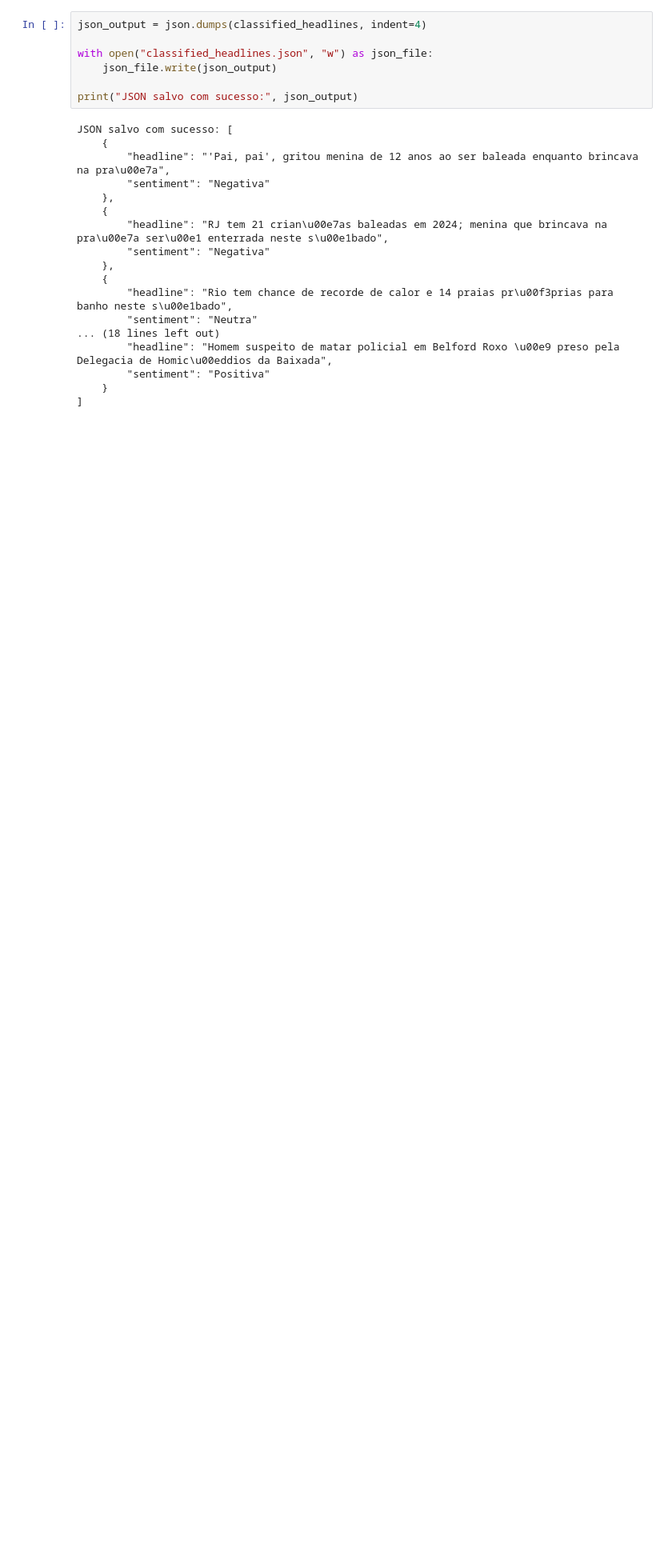
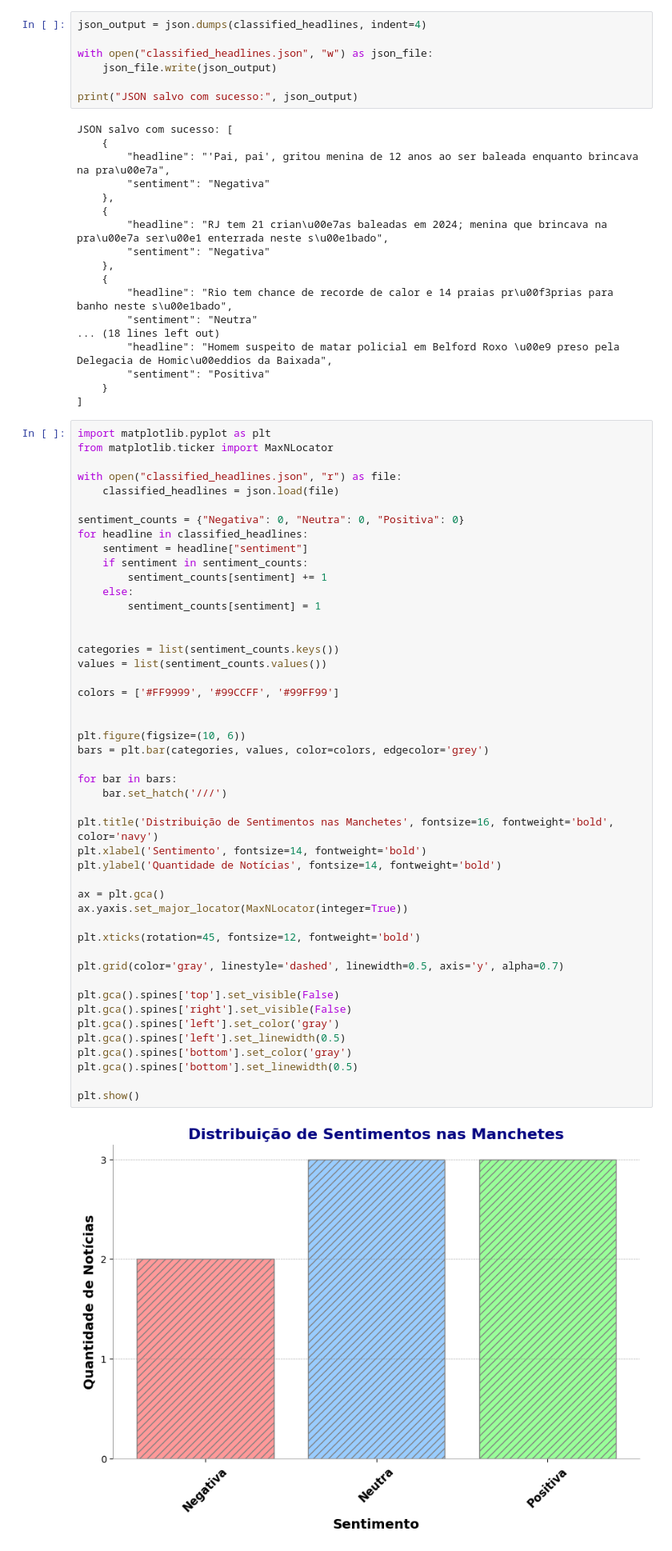
Before and after one commit to danimoreira90/TP3_Prompt_Engineering_Infnet, a Jupyter notebook: questao4.ipynb, the cells around one changed output. Shown: that part at 80% size. Saved outputs shown, nothing was run; the diff lists cells and outputs as text; blank space fills up the shorter version.

```diff
--- a/questao4.ipynb
+++ b/questao4.ipynb
@@ -107,3 +106,52 @@ JSON salvo com sucesso: [
         "sentiment": "Positiva"
     }
 ]
+# %%
+import matplotlib.pyplot as plt
+from matplotlib.ticker import MaxNLocator
+
+with open("classified_headlines.json", "r") as file:
+    classified_headlines = json.load(file)
+
+sentiment_counts = {"Negativa": 0, "Neutra": 0, "Positiva": 0}
+for headline in classified_headlines:
+    sentiment = headline["sentiment"]
+    if sentiment in sentiment_counts:
+        sentiment_counts[sentiment] += 1
+    else:
+        sentiment_counts[sentiment] = 1
+
+
+categories = list(sentiment_counts.keys())
+values = list(sentiment_counts.values())
+
+colors = ['#FF9999', '#99CCFF', '#99FF99']
+
+
+plt.figure(figsize=(10, 6))
+bars = plt.bar(categories, values, color=colors, edgecolor='grey')
+
+for bar in bars:
+    bar.set_hatch('///')
+
+plt.title('Distribuição de Sentimentos nas Manchetes', fontsize=16, fontweight='bold', color='navy')
+plt.xlabel('Sentimento', fontsize=14, fontweight='bold')
+plt.ylabel('Quantidade de Notícias', fontsize=14, fontweight='bold')
+
+ax = plt.gca()
+ax.yaxis.set_major_locator(MaxNLocator(integer=True))
+
+plt.xticks(rotation=45, fontsize=12, fontweight='bold')
+
+plt.grid(color='gray', linestyle='dashed', linewidth=0.5, axis='y', alpha=0.7)
+
+plt.gca().spines['top'].set_visible(False)
+plt.gca().spines['right'].set_visible(False)
+plt.gca().spines['left'].set_color('gray')
+plt.gca().spines['left'].set_linewidth(0.5)
+plt.gca().spines['bottom'].set_color('gray')
+plt.gca().spines['bottom'].set_linewidth(0.5)
+
+plt.show()
+# %% [output]
+[figure, added]
```
Also changed, not shown: parts of 1 cell of this notebook.
